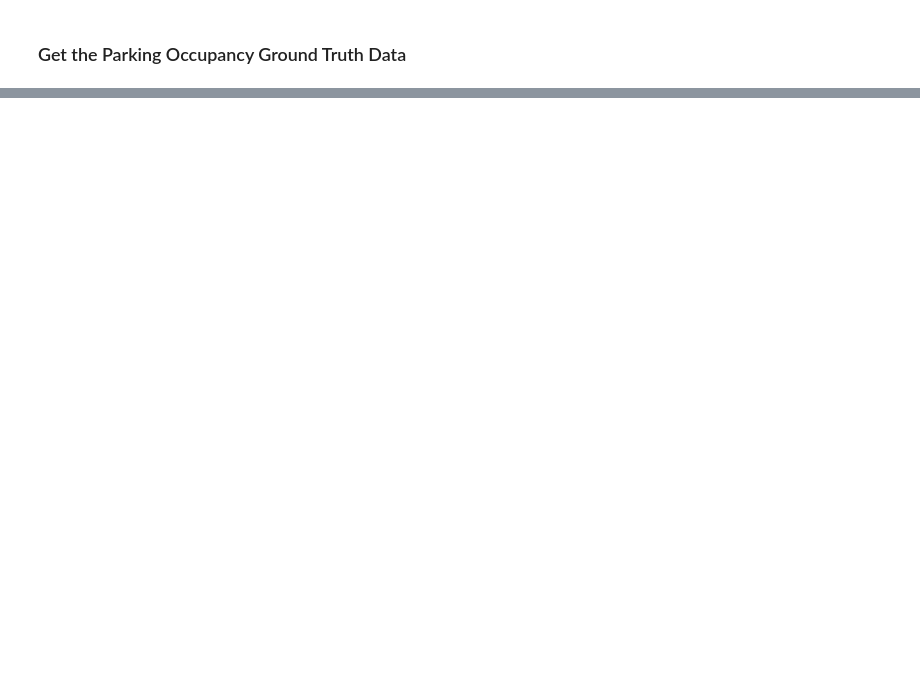
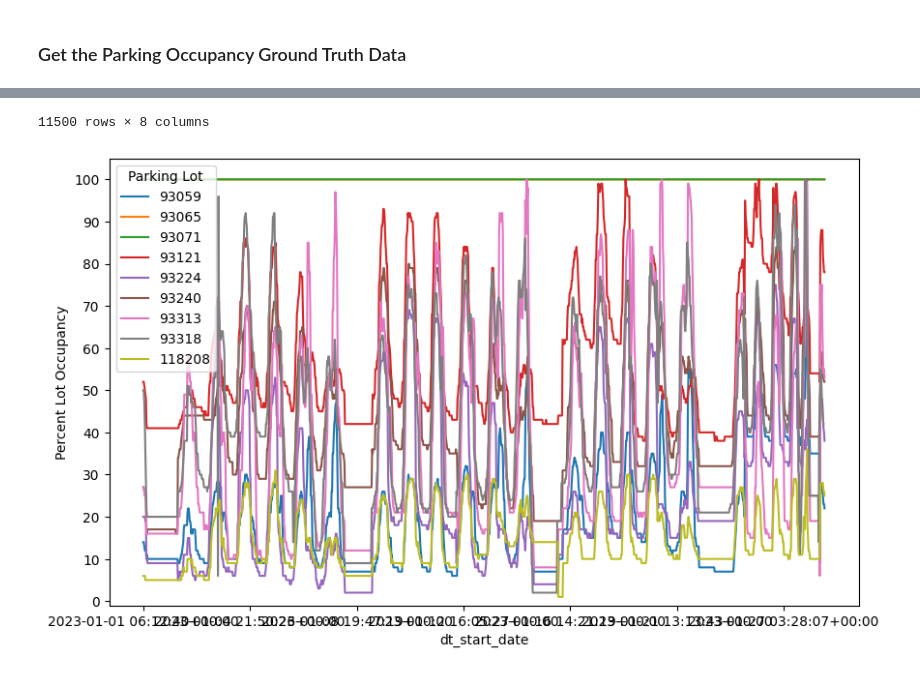
Before and after one commit to INRIX-Logan-Garwood/Parking-Location-vs-Occupancy, a Jupyter notebook: notebooks/data_extraction.ipynb, the cells around one changed output, grey strips where cells are left out. Cells and saved outputs as stored; diff of their text form; code cells hidden in the pictures; blank space fills up the shorter version.

```diff
--- a/notebooks/data_extraction.ipynb
+++ b/notebooks/data_extraction.ipynb
@@ -227,0 +267,17 @@ parking_df.head()
+# %%
+# line graph of f_pct_occ vs. dt_start_date grouped by pk_lot
+day_df = parking_df[(parking_df['dt_start_date'] >= '2023-01-01') & (parking_df['dt_start_date'] <= '2023-01-31')]
+# order day_df by dt_start_date
+day_df = day_df.sort_values('dt_start_date')
+display(day_df)
+
+plt.figure(figsize=(10, 6))
+day_df.set_index('dt_start_date', inplace=True)
+day_df.groupby('pk_lot')['f_pct_occ'].plot(legend=True)
+# plt.plot(day_df['dt_start_date'], day_df['f_pct_occ'])
+plt.yticks(np.arange(0, 110, 10))
+plt.ylabel('Percent Lot Occupancy')
+plt.legend(title='Parking Lot')
+plt.ylim(-1, 105)
+plt.show()
+# %% [output]
@@ -227,0 +296,2 @@ parking_df.head()
+11500 rows × 8 columns
+[figure, added]
```
Also changed, not shown: parts of 26 cells of this notebook, 1 other file.
